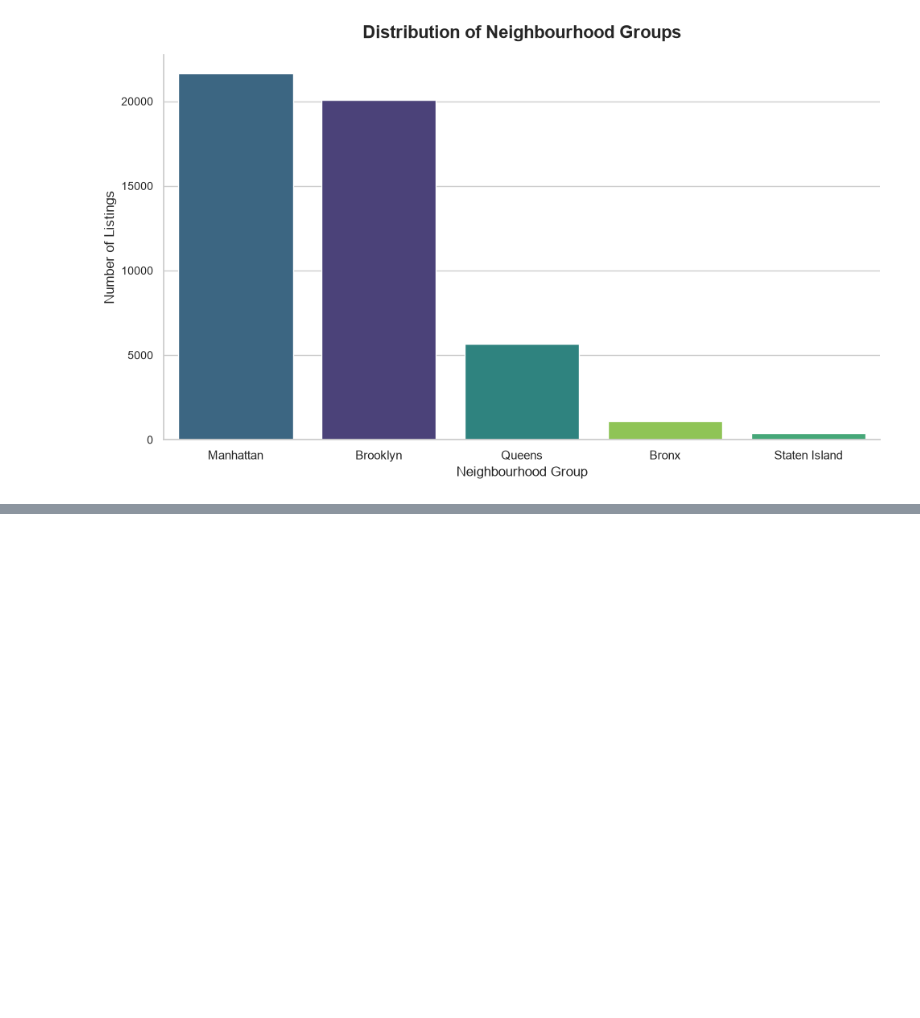
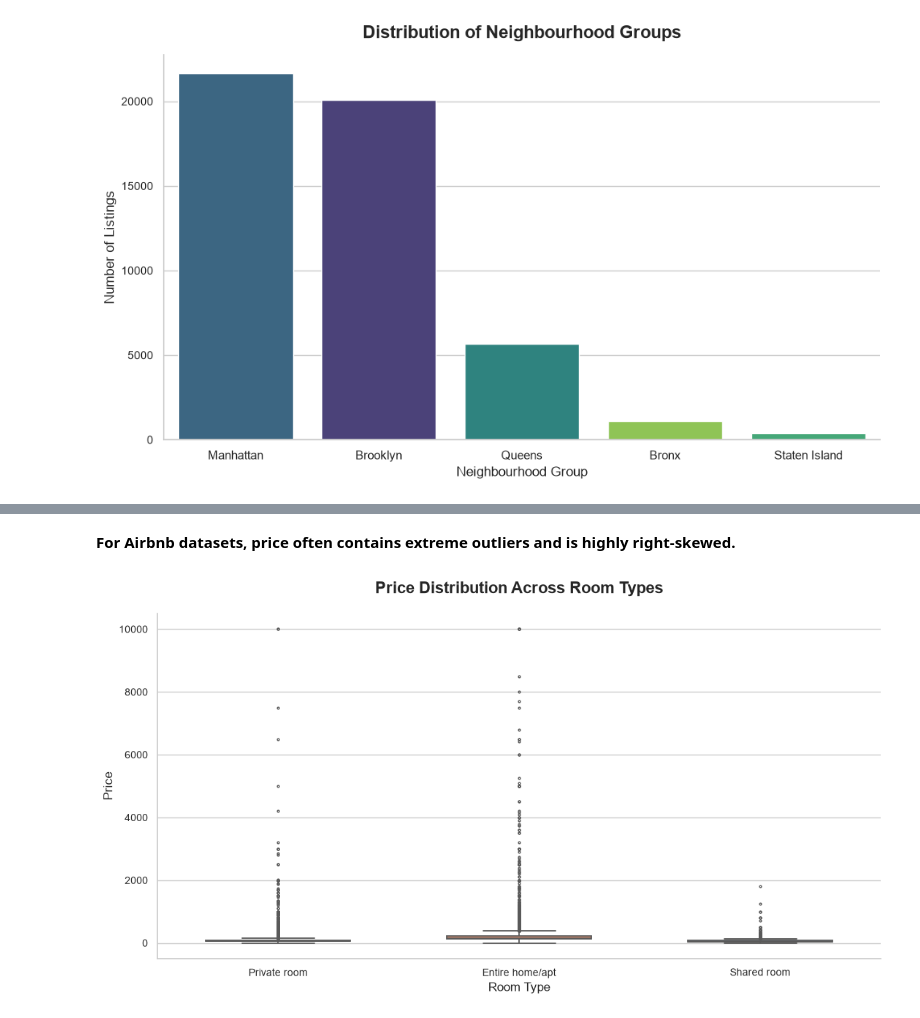
Before and after one commit to AlwinVJ/-NYC-Airbnb-Room-Type-Predictor, a Jupyter notebook: nyc_airbnb_room_type_classification.ipynb, the cells around one changed output, grey strips where cells are left out. Drawn from its saved outputs; the diff is of its cells as text; code cells hidden in the pictures; blank space fills up the shorter version.

```diff
--- a/nyc_airbnb_room_type_classification.ipynb
+++ b/nyc_airbnb_room_type_classification.ipynb
@@ -233,0 +285,33 @@ plt.show()
+# %% [markdown]
+**For Airbnb datasets, price often contains extreme outliers and is highly right-skewed.**
+# %%
+plt.figure(figsize=(11, 6))
+
+sns.set_theme(style="whitegrid", context="notebook")
+
+sns.boxplot(
+    data=df,
+    x="room_type",
+    y="price",
+    hue="room_type",
+    palette="Set2",
+    width=0.6,
+    linewidth=1.3,
+    fliersize=2,
+    legend=False
+)
+
+plt.title("Price Distribution Across Room Types",
+          fontsize=16, fontweight="bold", pad=20)
+
+plt.xlabel("Room Type", fontsize=12)
+plt.ylabel("Price", fontsize=12)
+
+plt.xticks(fontsize=10)
+plt.yticks(fontsize=10)
+
+sns.despine()
+plt.tight_layout()
+plt.show()
+# %% [output]
+[figure, added]
```
Also changed, not shown: parts of 4 cells of this notebook.
